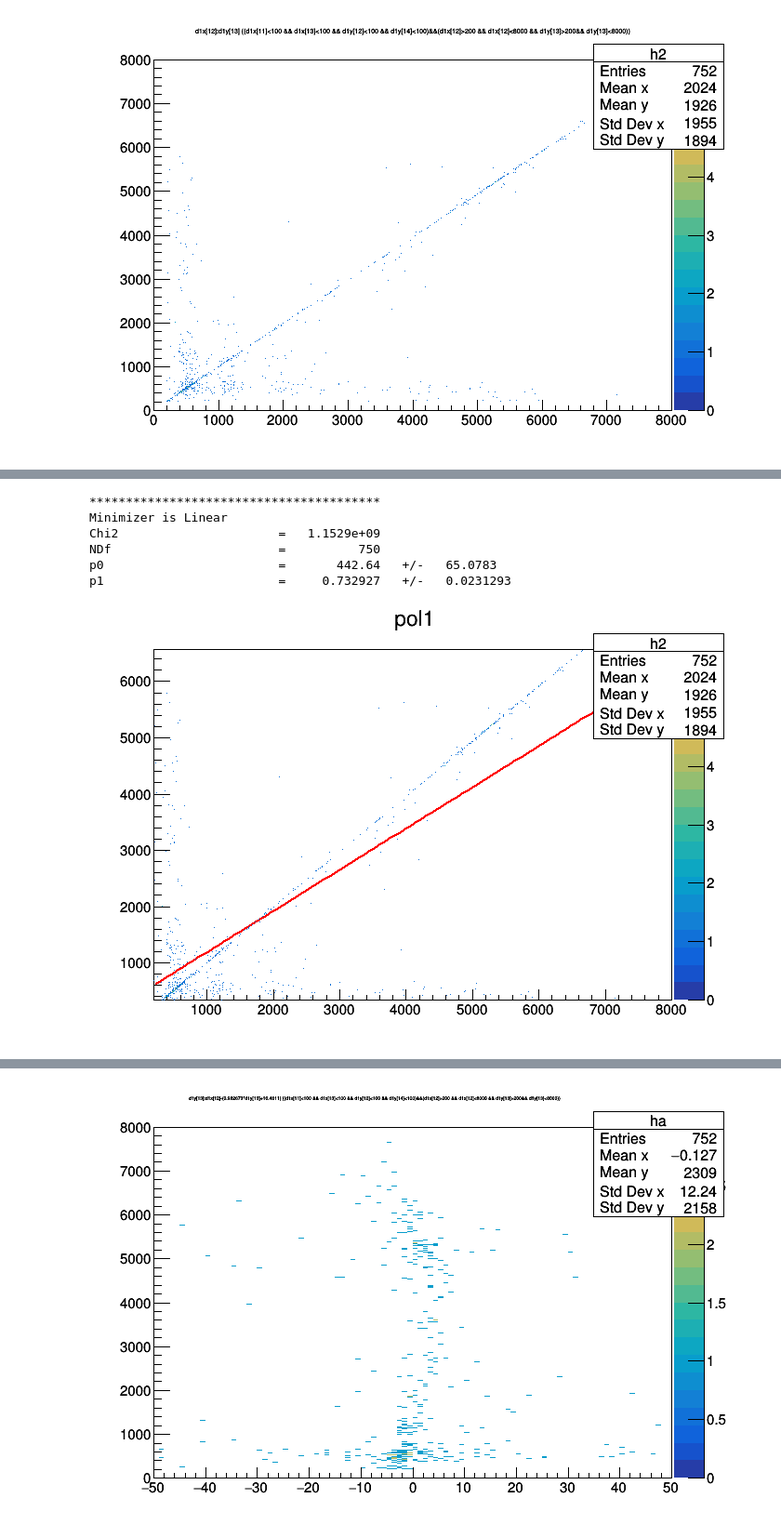
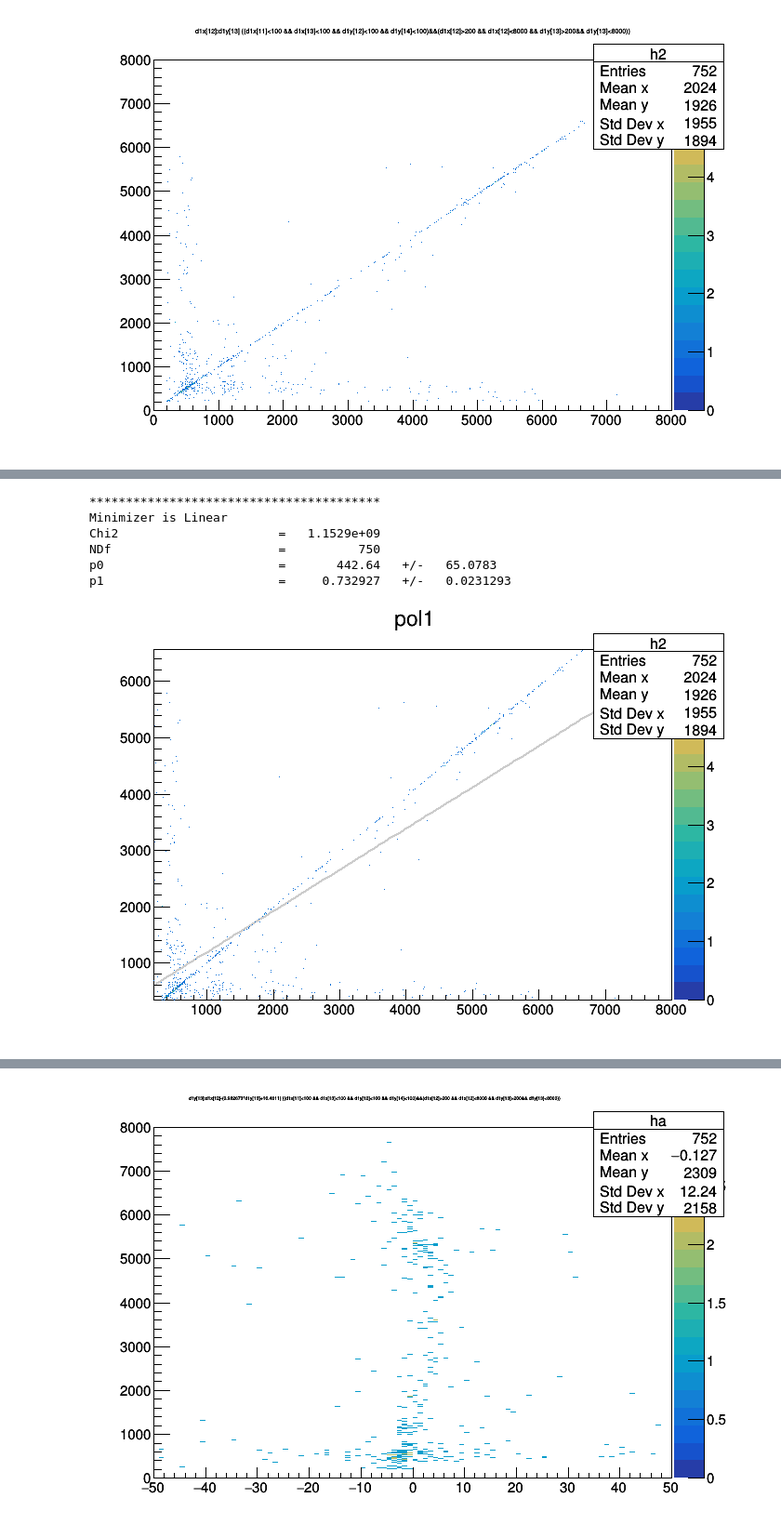
Before and after one commit to pkuNucExp/Data-Analysis-Course, a Jupyter notebook: chapt2/DSSD/front-back/dssd front-back.ipynb, the cells around one changed output, grey strips where cells are left out. Shown: that part at 93% size. Cells and saved outputs as stored; diff of their text form; code cells hidden in the pictures.

```diff
--- a/chapt2/DSSD/front-back/dssd front-back.ipynb
+++ b/chapt2/DSSD/front-back/dssd front-back.ipynb
@@ -102,17 +113,18 @@ c1->Draw();
 # %%
 TF1 *fp1= new TF1("fp1","pol1",200,8000);
+fp1->SetLineColor(kGray);
 gr->Fit(fp1);
 fp1->Draw();
-h2->Draw("colz same");
+h2->Draw("same colz");
 c1->Draw();
 # %% [output]
 ****************************************
 Minimizer is Linear
 Chi2                      =   1.1529e+09
 NDf                       =          750
 p0                        =       442.64   +/-   65.0783
 p1                        =     0.732927   +/-   0.0231293
-[figure, old version]
+[figure, new version]
 # %% [markdown]
 ### ROBUST REGRESSION
 
```
Also changed, not shown: parts of 9 cells of this notebook, 1 other file.
